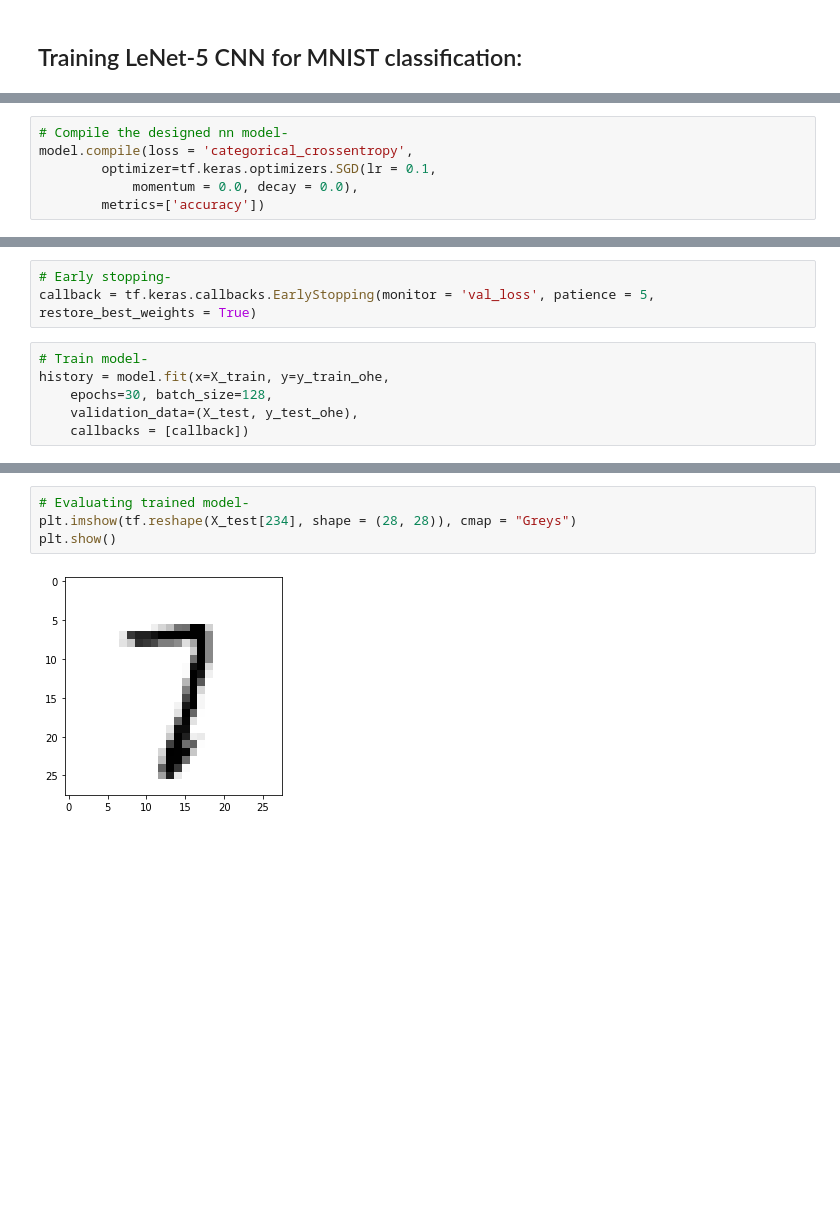
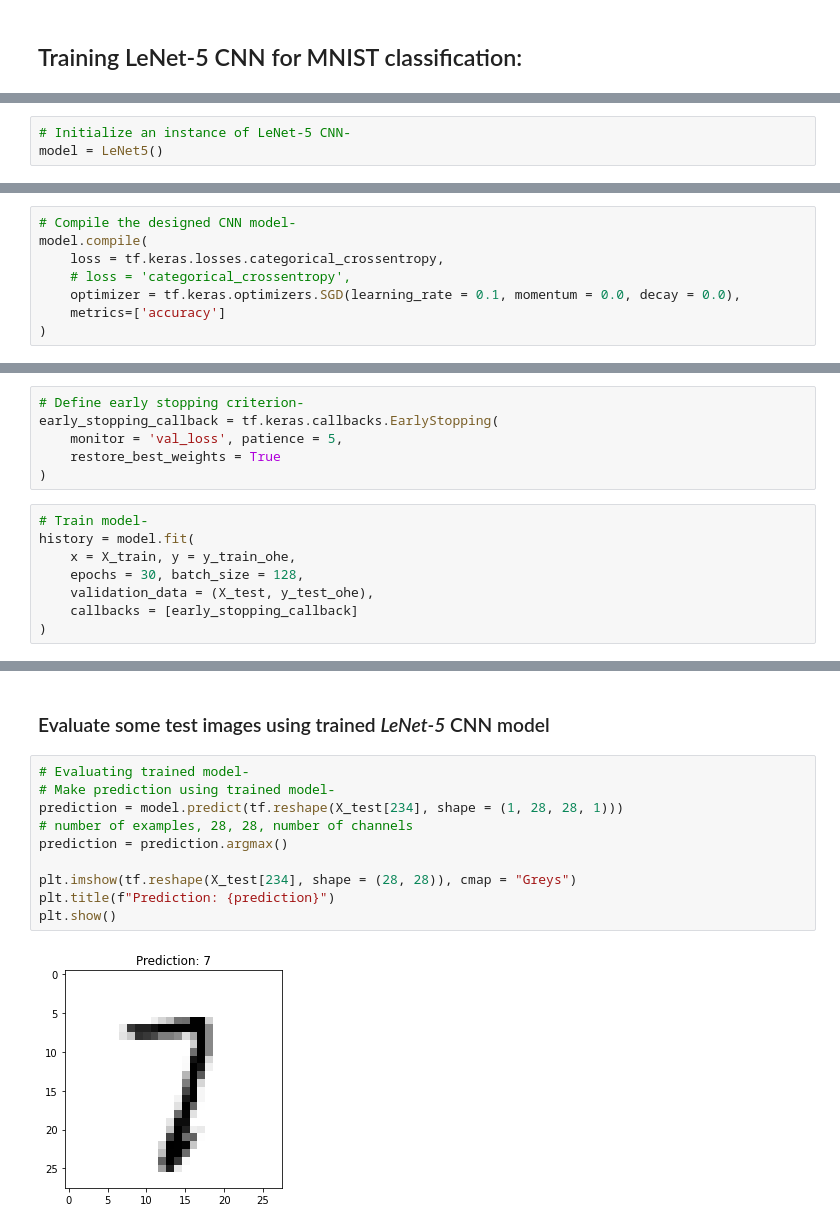
Before and after one commit to arjun-majumdar/CNN_Classifications, a Jupyter notebook: LeNet_5_MNIST_CNN.ipynb, the cells around one changed output, grey strips where cells are left out. Drawn from its saved outputs; the diff is of its cells as text; blank space fills up the shorter version.

```diff
--- a/LeNet_5_MNIST_CNN.ipynb
+++ b/LeNet_5_MNIST_CNN.ipynb
@@ -77,0 +128,3 @@ model.add(layers.Dense(units = 10, activation = 'softmax'))
+# %%
+# Initialize an instance of LeNet-5 CNN-
+model = LeNet5()
@@ -78,8 +177,10 @@ model.add(layers.Dense(units = 10, activation = 'softmax'))
 # %%
-# Compile the designed nn model-
-model.compile(loss = 'categorical_crossentropy',
-        optimizer=tf.keras.optimizers.SGD(lr = 0.1,
-            momentum = 0.0, decay = 0.0),
-        metrics=['accuracy'])
+# Compile the designed CNN model-
+model.compile(
+    loss = tf.keras.losses.categorical_crossentropy,
+    # loss = 'categorical_crossentropy',
+    optimizer = tf.keras.optimizers.SGD(learning_rate = 0.1, momentum = 0.0, decay = 0.0),
+    metrics=['accuracy']
+)
 # %%
 # Save INITIAL WEIGHTS before training model-
@@ -87,10 +188,15 @@ model.save_weights("LeNet-5_MNIST_INITIAL_WEIGHTS.h5", overwrite=True)
 # %%
-# Early stopping-
-callback = tf.keras.callbacks.EarlyStopping(monitor = 'val_loss', patience = 5, restore_best_weights = True)
+# Define early stopping criterion-
+early_stopping_callback = tf.keras.callbacks.EarlyStopping(
+    monitor = 'val_loss', patience = 5,
+    restore_best_weights = True
+)
 # %%
 # Train model-
-history = model.fit(x=X_train, y=y_train_ohe,
-	epochs=30, batch_size=128,
-	validation_data=(X_test, y_test_ohe),
-	callbacks = [callback])
+history = model.fit(
+    x = X_train, y = y_train_ohe,
+    epochs = 30, batch_size = 128,
+    validation_data = (X_test, y_test_ohe),
+    callbacks = [early_stopping_callback]
+)
 # %% [output]
@@ -114,7 +251,15 @@ Epoch 24/30
+# %% [markdown]
+### Evaluate some test images using trained _LeNet-5_ CNN model
 # %%
 # Evaluating trained model-
+# Make prediction using trained model-
+prediction = model.predict(tf.reshape(X_test[234], shape = (1, 28, 28, 1)))
+# number of examples, 28, 28, number of channels
+prediction = prediction.argmax()
+
 plt.imshow(tf.reshape(X_test[234], shape = (28, 28)), cmap = "Greys")
+plt.title(f"Prediction: {prediction}")
 plt.show()
 # %% [output]
-[figure, old version]
+[figure, new version]
 # %%
```
Also changed, not shown: parts of 24 cells of this notebook.
